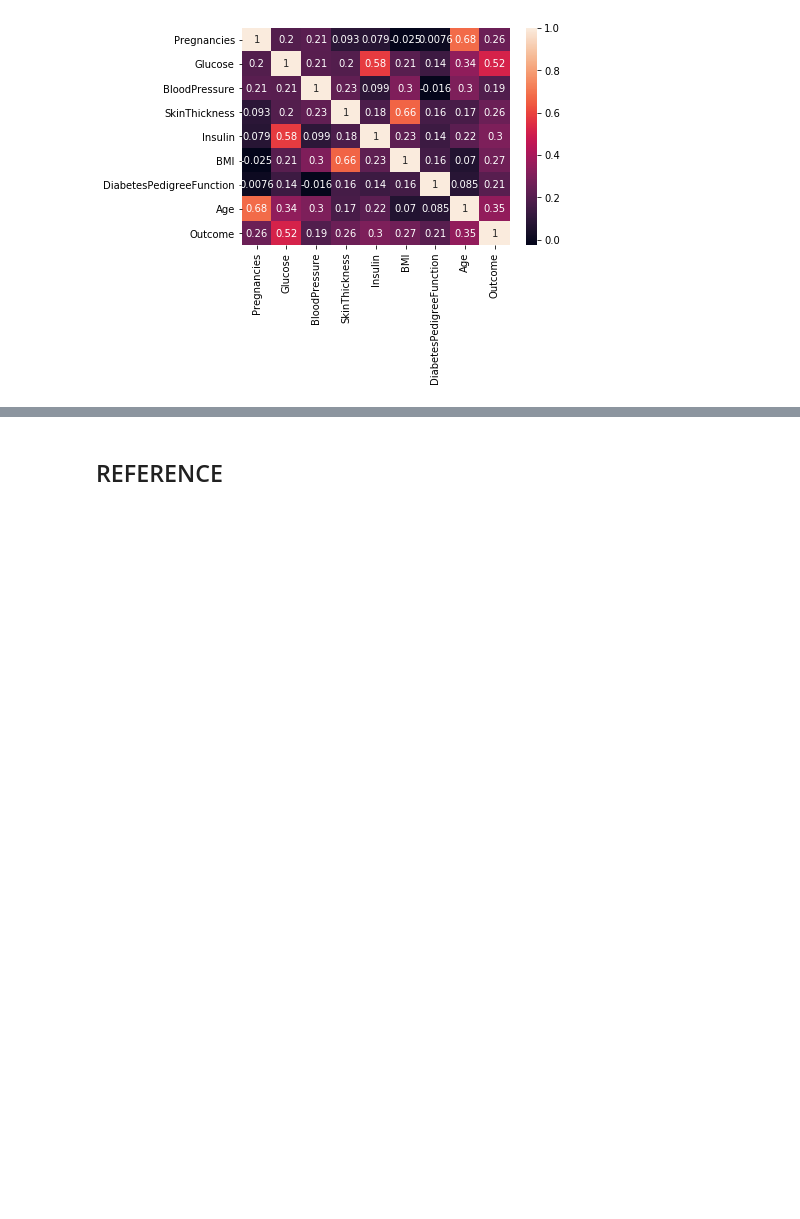
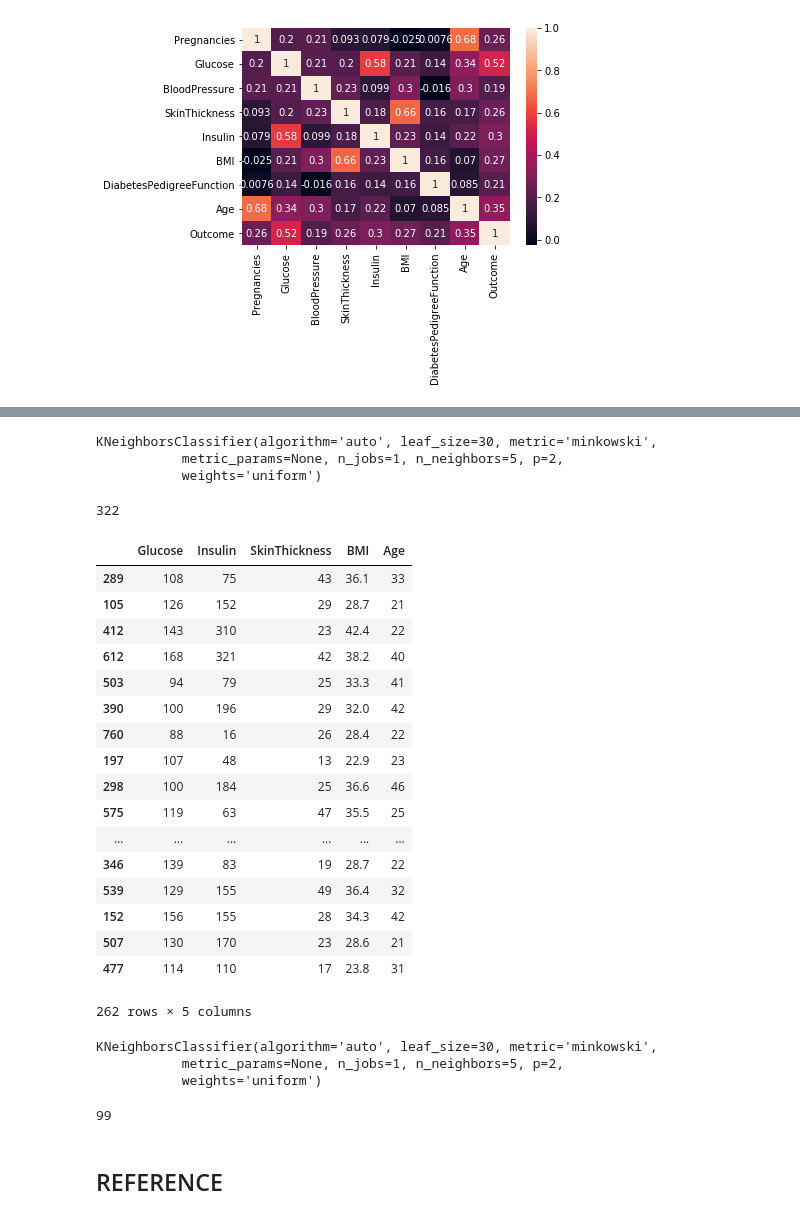
Before and after one commit to npradaschnor/Pima-Indians-Diabetes-Dataset, a Jupyter notebook: Pima Indians Diabetes Dataset.ipynb, the cells around one changed output, grey strips where cells are left out. Saved outputs shown, nothing was run; the diff lists cells and outputs as text; code cells hidden in the pictures; blank space fills up the shorter version.

```diff
--- a/Pima Indians Diabetes Dataset.ipynb
+++ b/Pima Indians Diabetes Dataset.ipynb
@@ -605,0 +619,14 @@ sns.heatmap(correlation_matrix, annot = True)
+# %%
+knn = nei.KNeighborsClassifier(n_neighbors=5)
+# %%
+knn.fit(inputs, outputs)
+# %% [output]
+KNeighborsClassifier(algorithm='auto', leaf_size=30, metric='minkowski',
+           metric_params=None, n_jobs=1, n_neighbors=5, p=2,
+           weights='uniform')
+# %%
+# Evaluate knn
+
+(knn.predict(inputs) == outputs).sum()
+# %% [output]
+322
@@ -605,0 +635,36 @@ sns.heatmap(correlation_matrix, annot = True)
+# %%
+#Split the train set - 1/3 is to test
+
+inputs_train, inputs_test, outputs_train, outputs_test = mod.train_test_split(inputs,outputs, test_size =0.33)
+# %%
+inputs_train
+# %% [output]
+|  | Glucose | Insulin | SkinThickness | BMI | Age |
+| 289 | 108 | 75 | 43 | 36.1 | 33 |
+| 105 | 126 | 152 | 29 | 28.7 | 21 |
+| 412 | 143 | 310 | 23 | 42.4 | 22 |
+| 612 | 168 | 321 | 42 | 38.2 | 40 |
+| 503 | 94 | 79 | 25 | 33.3 | 41 |
+| 390 | 100 | 196 | 29 | 32.0 | 42 |
+| 760 | 88 | 16 | 26 | 28.4 | 22 |
+| 197 | 107 | 48 | 13 | 22.9 | 23 |
+| 298 | 100 | 184 | 25 | 36.6 | 46 |
+| 575 | 119 | 63 | 47 | 35.5 | 25 |
+| ... | ... | ... | ... | ... | ... |
+| 346 | 139 | 83 | 19 | 28.7 | 22 |
+| 539 | 129 | 155 | 49 | 36.4 | 32 |
+| 152 | 156 | 155 | 28 | 34.3 | 42 |
+| 507 | 130 | 170 | 23 | 28.6 | 21 |
+| 477 | 114 | 110 | 17 | 23.8 | 31 |
+262 rows × 5 columns
+# %%
+knn = nei.KNeighborsClassifier(n_neighbors=5)
+knn.fit(inputs_train, outputs_train)
+# %% [output]
+KNeighborsClassifier(algorithm='auto', leaf_size=30, metric='minkowski',
+           metric_params=None, n_jobs=1, n_neighbors=5, p=2,
+           weights='uniform')
+# %%
+(knn.predict(inputs_test) == outputs_test).sum()
+# %% [output]
+99
```
Also changed, not shown: parts of 8 cells of this notebook.
